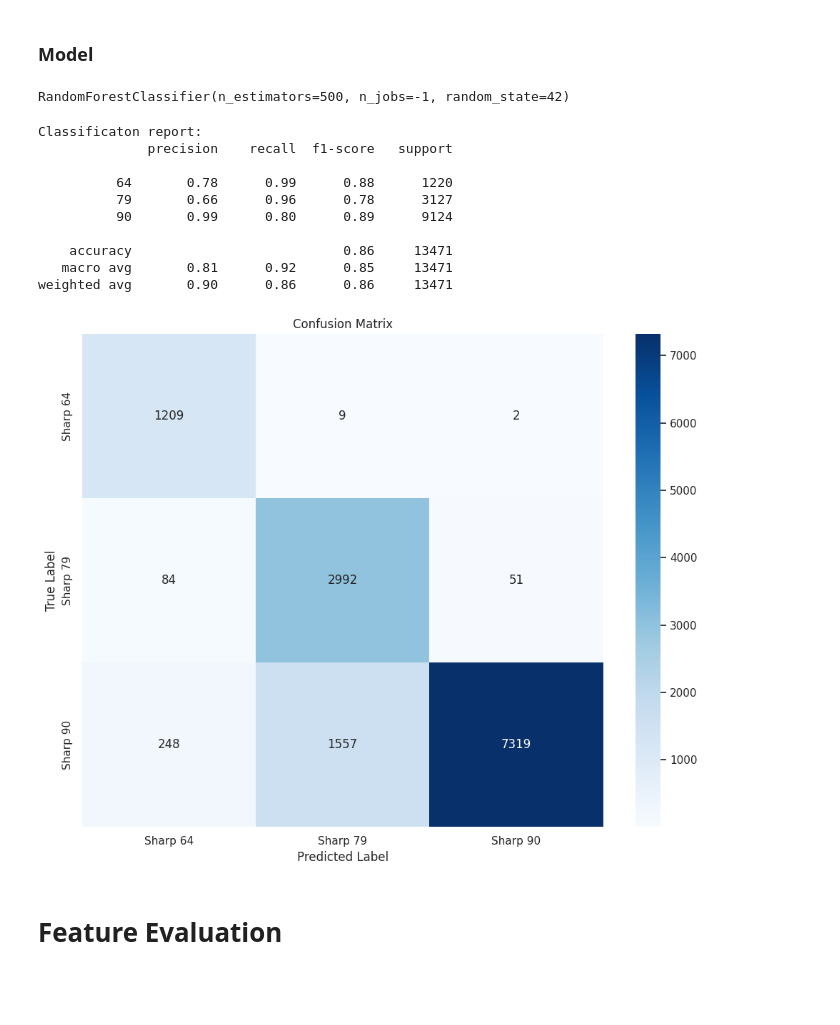
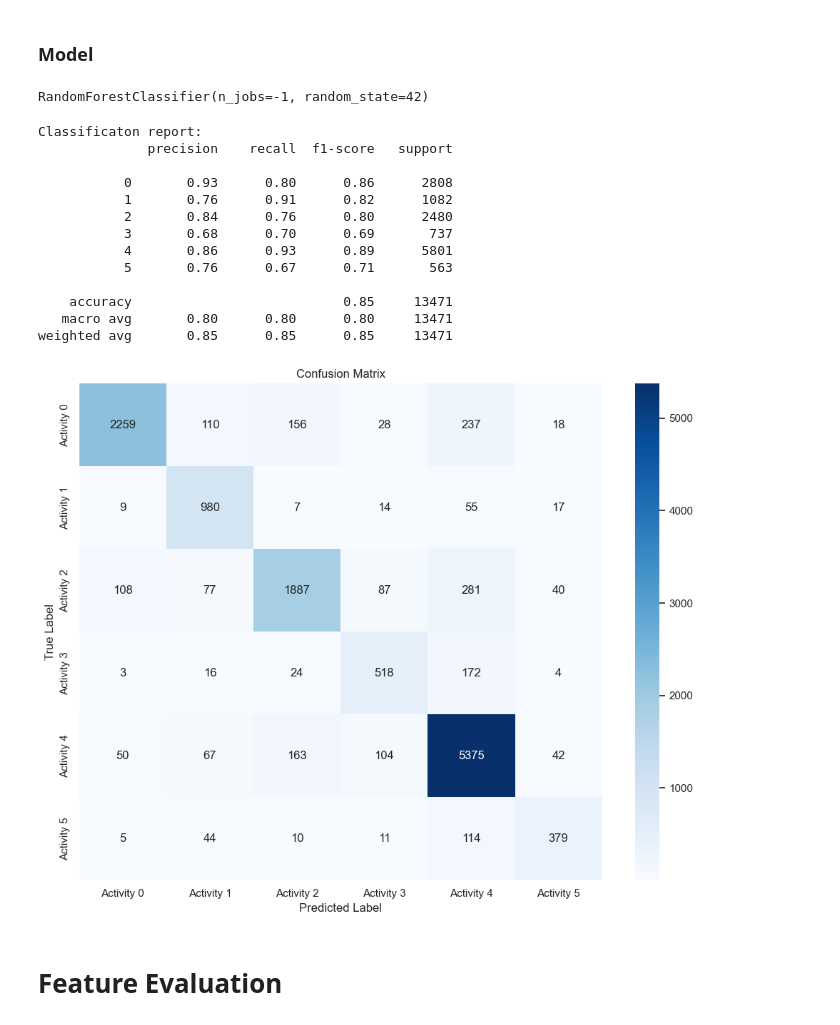
Before and after one commit to hengrvisal/knife_sharpness, a Jupyter notebook: data.ipynb, the cells around one changed output. Drawn from its saved outputs; the diff is of its cells as text; code cells hidden in the pictures; blank space fills up the shorter version.

```diff
--- a/data.ipynb
+++ b/data.ipynb
@@ -399,5 +401,7 @@ smote_nc = SMOTENC(
 )
 # %%
-X_resampled, y_resampled = smote_nc.fit_resample(train_features.values, train_labels.values)
-
-print(len(X_resampled))
+# Fit and resample
+X_resampled, y_resampled = smote_nc.fit_resample(
+    train_features_for_sampling.values,
+    combined_target.values
+)
@@ -405,0 +408,2 @@ print(len(X_resampled))
+# %%
+y_resampled = np.array([label.split('_')[0] for label in y_resampled], dtype=int)
@@ -456,51 +479,57 @@ Standard deviation in normalized data: 1.0000001192092896
 from sklearn.ensemble import RandomForestClassifier
 
 rf_model = RandomForestClassifier(
-    n_estimators=500,
+    n_estimators=100,
     random_state=42,
     n_jobs=-1
 )
 
 rf_model.fit(X_train_processed, y_train_processed)
 # %% [output]
-RandomForestClassifier(n_estimators=500, n_jobs=-1, random_state=42)
+RandomForestClassifier(n_jobs=-1, random_state=42)
 # %%
 # make predictions on the test set
 
 predictions = rf_model.predict(X_test_processed)
 # %%
+test_labels = np.array(test_labels, dtype=int)
+predictions = np.array(predictions, dtype=int)
+
 print(f"Classificaton report: ")
-print(classification_report(test_labels.values, predictions))
+print(classification_report(test_labels, predictions))
 # %% [output]
 Classificaton report:
               precision    recall  f1-score   support
 
-          64       0.78      0.99      0.88      1220
-          79       0.66      0.96      0.78      3127
-          90       0.99      0.80      0.89      9124
+           0       0.93      0.80      0.86      2808
+           1       0.76      0.91      0.82      1082
+           2       0.84      0.76      0.80      2480
+           3       0.68      0.70      0.69       737
+           4       0.86      0.93      0.89      5801
+           5       0.76      0.67      0.71       563
 
-    accuracy                           0.86     13471
-   macro avg       0.81      0.92      0.85     13471
-weighted avg       0.90      0.86      0.86     13471
+    accuracy                           0.85     13471
+   macro avg       0.80      0.80      0.80     13471
+weighted avg       0.85      0.85      0.85     13471
 # %%
 # Create the confusion matrix
-cm = confusion_matrix(test_labels.values, predictions)
+cm = confusion_matrix(test_labels, predictions)
 
 # Get unique class labels
-unique_classes = np.sort(np.unique(np.concatenate([test_labels.values, predictions])))
-class_labels = [f'Sharp {val}' for val in unique_classes]
+unique_classes = np.sort(np.unique(np.concatenate([test_labels, predictions])))
+class_labels = [f'Activity {val}' for val in unique_classes]
 
 # Plot the confusion matrix
 plt.figure(figsize=(10, 8))
 sns.heatmap(cm, annot=True, fmt='d', cmap='Blues',
             xticklabels=class_labels,
             yticklabels=class_labels)
 plt.title('Confusion Matrix')
 plt.ylabel('True Label')
 plt.xlabel('Predicted Label')
 plt.tight_layout()
 plt.show()
 # %% [output]
-[figure, old version]
+[figure, new version]
 # %% [markdown]
 # **Feature Evaluation**
```
Also changed, not shown: parts of 25 cells of this notebook.
